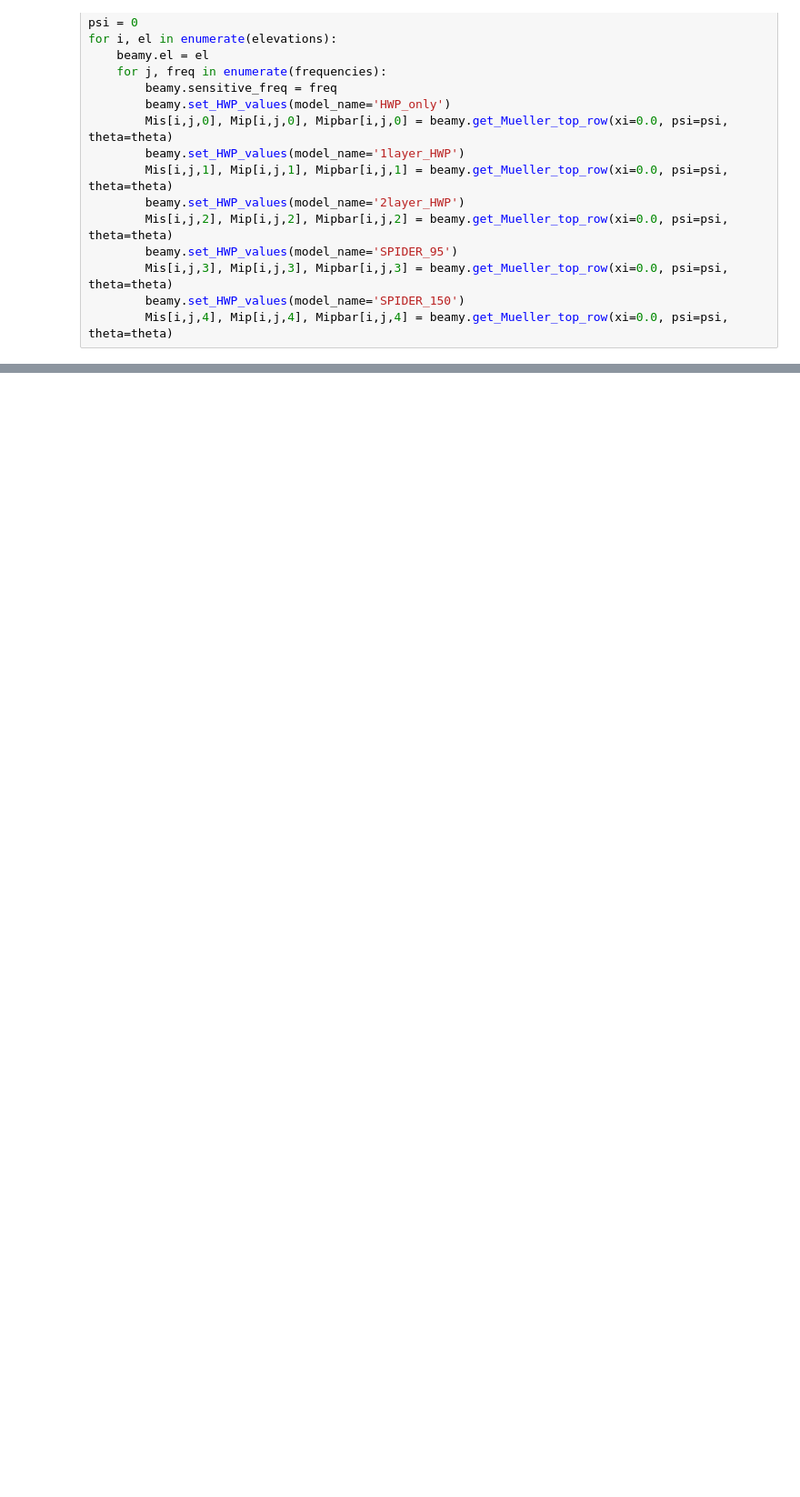
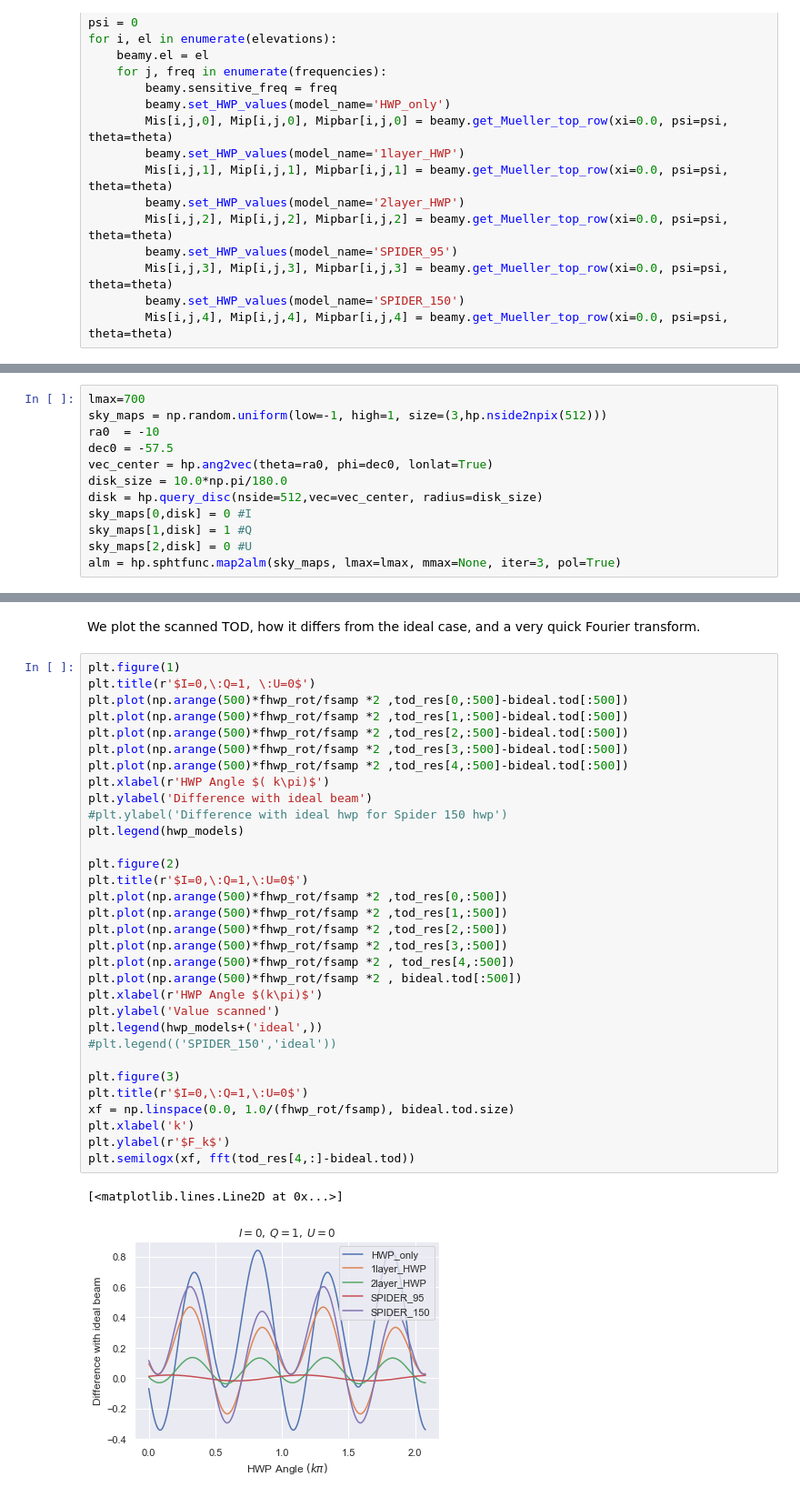
Before and after one commit to AdriJD/beamconv, a Jupyter notebook: notebooks/HWP_Class_tests.ipynb, the cells around one changed output, grey strips where cells are left out. Shown: that part at 91% size. Drawn from its saved outputs; the diff is of its cells as text; blank space fills up the shorter version.

```diff
--- a/notebooks/HWP_Class_tests.ipynb
+++ b/notebooks/HWP_Class_tests.ipynb
@@ -242,0 +244,12 @@ plt.colorbar(ul, ax=axes[2,0])
+# %%
+lmax=700
+sky_maps = np.random.uniform(low=-1, high=1, size=(3,hp.nside2npix(512)))
+ra0  = -10
+dec0 = -57.5
+vec_center = hp.ang2vec(theta=ra0, phi=dec0, lonlat=True)
+disk_size = 10.0*np.pi/180.0
+disk = hp.query_disc(nside=512,vec=vec_center, radius=disk_size)
+sky_maps[0,disk] = 0 #I
+sky_maps[1,disk] = 1 #Q
+sky_maps[2,disk] = 0 #U
+alm = hp.sphtfunc.map2alm(sky_maps, lmax=lmax, mmax=None, iter=3, pol=True)
@@ -242,0 +329,37 @@ plt.colorbar(ul, ax=axes[2,0])
+# %% [markdown]
+We plot the scanned TOD, how it differs from the ideal case, and a very quick Fourier transform.
+# %%
+plt.figure(1)
+plt.title(r'$I=0,\:Q=1, \:U=0$')
+plt.plot(np.arange(500)*fhwp_rot/fsamp *2 ,tod_res[0,:500]-bideal.tod[:500])
+plt.plot(np.arange(500)*fhwp_rot/fsamp *2 ,tod_res[1,:500]-bideal.tod[:500])
+plt.plot(np.arange(500)*fhwp_rot/fsamp *2 ,tod_res[2,:500]-bideal.tod[:500])
+plt.plot(np.arange(500)*fhwp_rot/fsamp *2 ,tod_res[3,:500]-bideal.tod[:500])
+plt.plot(np.arange(500)*fhwp_rot/fsamp *2 ,tod_res[4,:500]-bideal.tod[:500])
+plt.xlabel(r'HWP Angle $( k\pi)$')
+plt.ylabel('Difference with ideal beam')
+#plt.ylabel('Difference with ideal hwp for Spider 150 hwp')
+plt.legend(hwp_models)
+
+plt.figure(2)
+plt.title(r'$I=0,\:Q=1,\:U=0$')
+plt.plot(np.arange(500)*fhwp_rot/fsamp *2 ,tod_res[0,:500])
+plt.plot(np.arange(500)*fhwp_rot/fsamp *2 ,tod_res[1,:500])
+plt.plot(np.arange(500)*fhwp_rot/fsamp *2 ,tod_res[2,:500])
+plt.plot(np.arange(500)*fhwp_rot/fsamp *2 ,tod_res[3,:500])
+plt.plot(np.arange(500)*fhwp_rot/fsamp *2 , tod_res[4,:500])
+plt.plot(np.arange(500)*fhwp_rot/fsamp *2 , bideal.tod[:500])
+plt.xlabel(r'HWP Angle $(k\pi)$')
+plt.ylabel('Value scanned')
+plt.legend(hwp_models+('ideal',))
+#plt.legend(('SPIDER_150','ideal'))
+
+plt.figure(3)
+plt.title(r'$I=0,\:Q=1,\:U=0$')
+xf = np.linspace(0.0, 1.0/(fhwp_rot/fsamp), bideal.tod.size)
+plt.xlabel('k')
+plt.ylabel(r'$F_k$')
+plt.semilogx(xf, fft(tod_res[4,:]-bideal.tod))
+# %% [output]
+[<matplotlib.lines.Line2D at 0x...>]
+[figure, added]
```
Also changed, not shown: parts of 36 cells of this notebook.
